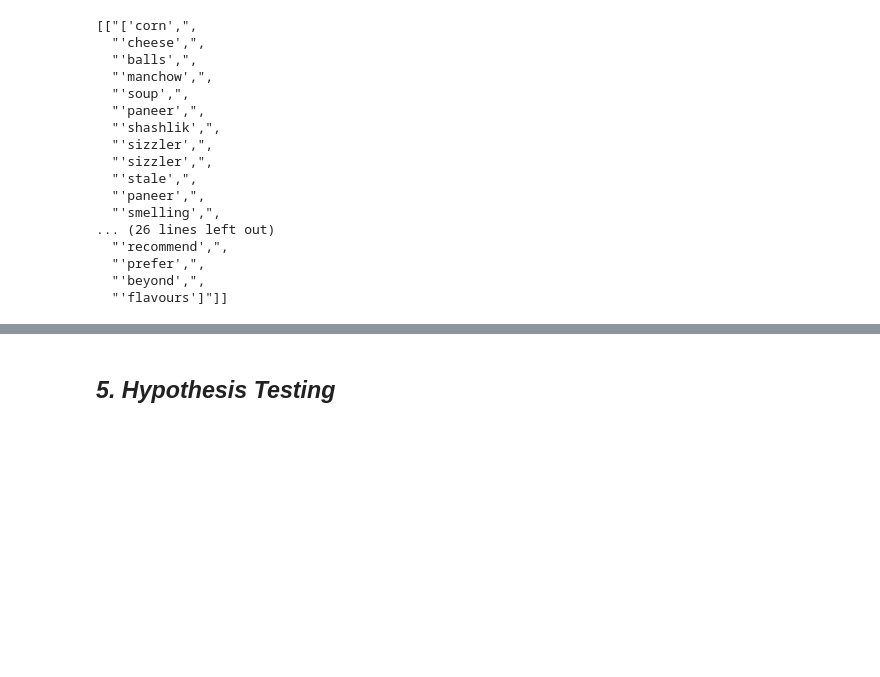
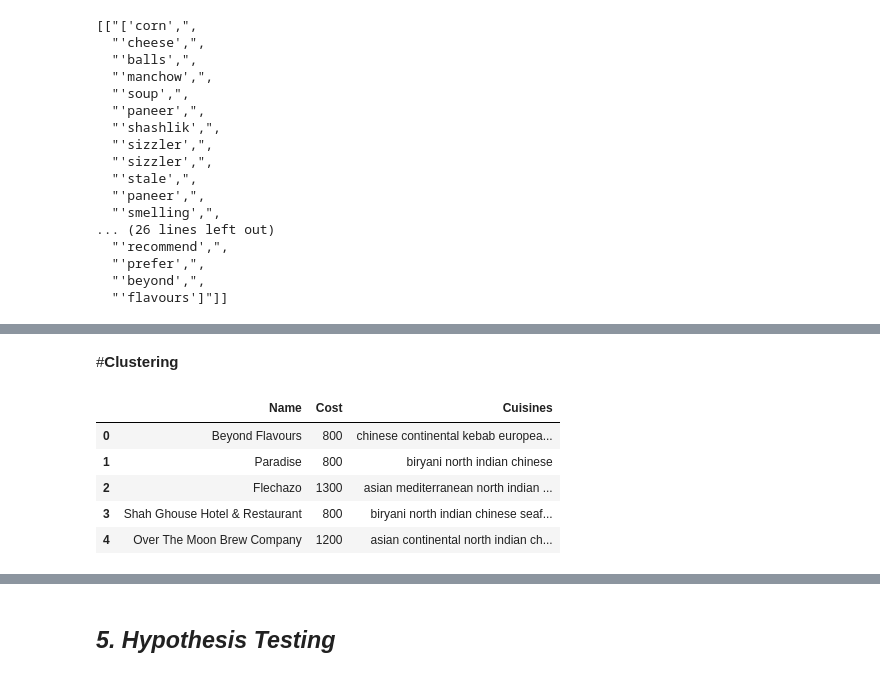
Before and after one commit to Amanr1996/Capstone_Zomato_Restaurant_clustering_and_sentiment_Analysis, a Jupyter notebook: Zomato_Restaurant_clustering_and_sentiment_Analysis.ipynb, the cells around one changed output, grey strips where cells are left out. Cells and saved outputs as stored; diff of their text form; code cells hidden in the pictures; blank space fills up the shorter version.

```diff
--- a/Zomato_Restaurant_clustering_and_sentiment_Analysis.ipynb
+++ b/Zomato_Restaurant_clustering_and_sentiment_Analysis.ipynb
@@ -1021,0 +1251,2 @@ corpus[0:2]
+# %% [markdown]
+#**Clustering**
@@ -1021,0 +1257,16 @@ corpus[0:2]
+# %%
+# converting the cuisines to lower case
+meta_df_main['Cuisines'] = meta_df_main['Cuisines'].apply(lambda x : x.lower());
+# %%
+# Separating the Name, cost and cuisines column.
+cuisine_df = meta_df_main.loc[:,['Name','Cost','Cuisines']]
+# %%
+# Overview of separated variables.
+cuisine_df.head()
+# %% [output]
+|  | Name | Cost | Cuisines |
+| 0 | Beyond Flavours | 800 | chinese continental kebab europea... |
+| 1 | Paradise | 800 | biryani north indian chinese |
+| 2 | Flechazo | 1300 | asian mediterranean north indian ... |
+| 3 | Shah Ghouse Hotel & Restaurant | 800 | biryani north indian chinese seaf... |
+| 4 | Over The Moon Brew Company | 1200 | asian continental north indian ch... |
```
Also changed, not shown: parts of 73 cells of this notebook.
